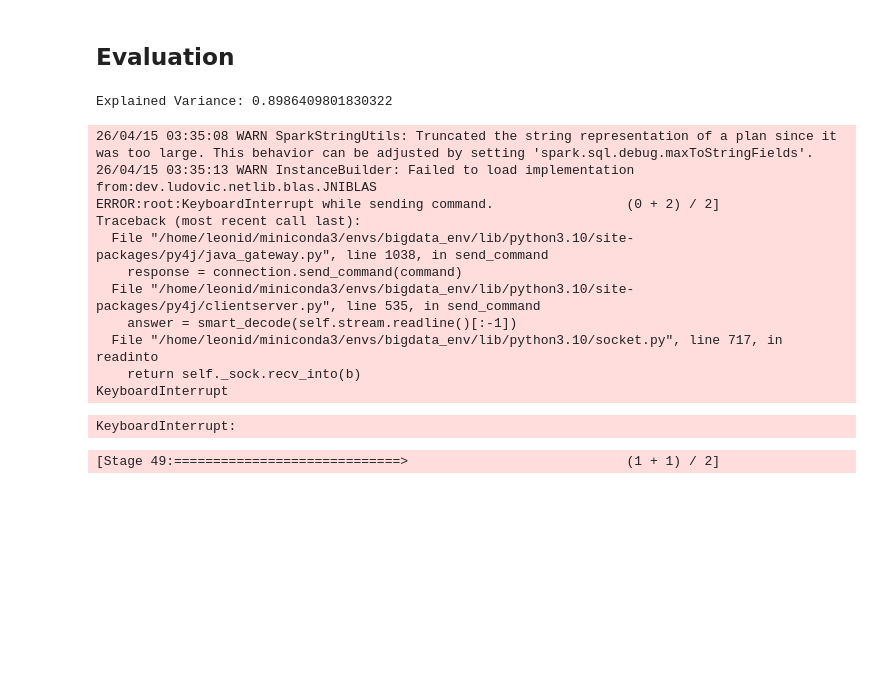
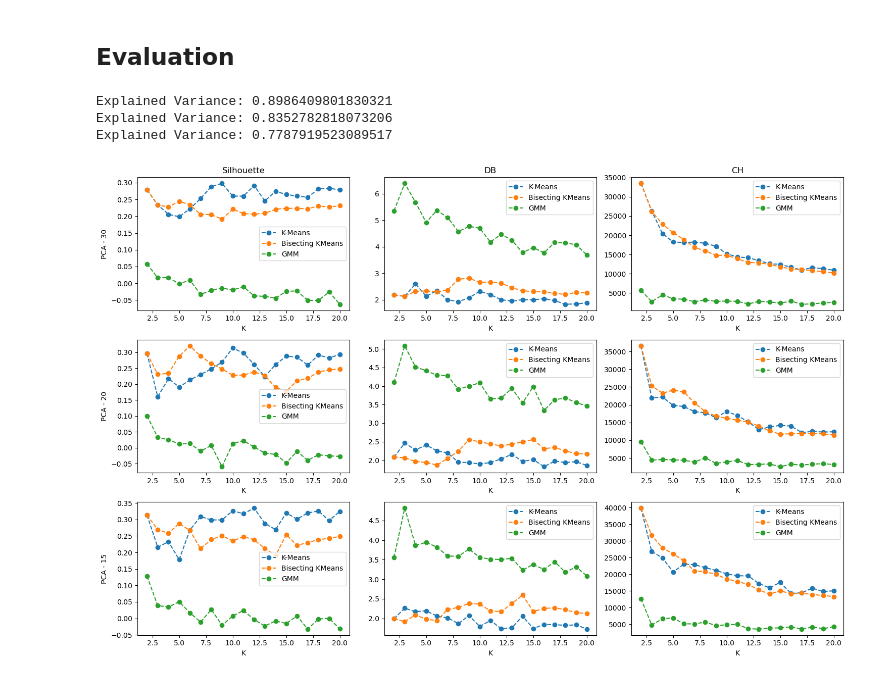
Before and after one commit to namvdo/bdpa-clickflow, a Jupyter notebook: ml/full.ipynb, the cells around one changed output. Saved outputs shown, nothing was run; the diff lists cells and outputs as text; code cells hidden in the pictures; blank space fills up the shorter version.

Commit message:
Clustering evaluation with country

```diff
--- a/ml/full.ipynb
+++ b/ml/full.ipynb
@@ -34,7 +33,7 @@ only showing top 5 rows
 ## Evaluation
 # %%
 n_components = [30, 20, 15]
-results = {"K-Means": [], "Biscting KMeans": [], "GMM": []}
+results = {"K-Means": [], "Bisecting KMeans": [], "GMM": []}
 # %%
 from pyspark.ml.clustering import BisectingKMeans, KMeans, GaussianMixture
 import matplotlib.pyplot as plt
@@ -48,35 +47,26 @@ for n in n_components:
     results["Bisecting KMeans"].append(evaluate_clustering_model(BisectingKMeans(maxIter=50), X, range(2, 21)))
     results["GMM"].append(evaluate_clustering_model(GaussianMixture(), X, range(2, 21)))
 # %% [output]
-Explained Variance: 0.8986409801830322
+Explained Variance: 0.8986409801830321
+Explained Variance: 0.8352782818073206
+Explained Variance: 0.7787919523089517
-26/04/15 03:35:08 WARN SparkStringUtils: Truncated the string representation of a plan since it was too large. This behavior can be adjusted by setting 'spark.sql.debug.maxToStringFields'.
-26/04/15 03:35:13 WARN InstanceBuilder: Failed to load implementation from:dev.ludovic.netlib.blas.JNIBLAS
-ERROR:root:KeyboardInterrupt while sending command.                 (0 + 2) / 2]
-Traceback (most recent call last):
-  File "/home/leonid/miniconda3/envs/bigdata_env/lib/python3.10/site-packages/py4j/java_gateway.py", line 1038, in send_command
-    response = connection.send_command(command)
-  File "/home/leonid/miniconda3/envs/bigdata_env/lib/python3.10/site-packages/py4j/clientserver.py", line 535, in send_command
-    answer = smart_decode(self.stream.readline()[:-1])
-  File "/home/leonid/miniconda3/envs/bigdata_env/lib/python3.10/socket.py", line 717, in readinto
-    return self._sock.recv_into(b)
-KeyboardInterrupt
-KeyboardInterrupt:
-[Stage 49:=============================>                            (1 + 1) / 2]
 # %%
-fig, ax = plt.subplots(3, 3, figsize=(15, 10), sharex=True)
-
+fig, ax = plt.subplots(3, 3, figsize=(15, 10), sharex=False)
 models = list(results.keys())
-
+scores = ["Silhouette", "DB", "CH"]
 for r in range(3):
-    for c, v in enumerate(models):
-        ax[r, c].plot(results[v][r]["N_K"], results[v][r]["silhouette"], label="Silhouette")
-        ax[r, c].plot(results[v][r]["N_K"], results[v][r]["davies_bouldin"], label="DB")
-        ax[r, c].plot(results[v][r]["N_K"], results[v][r]["calinski_harabasz"], label="CH")
+    for c, m in enumerate(models):
+        ax[r, 0].plot(results[m][r]["N_K"], results[m][r]["silouhette"], label= m, linestyle = "--", marker = "o")
+        ax[r, 1].plot(results[m][r]["N_K"], results[m][r]["davies_bouldin"], label= m, linestyle = "--", marker = "o")
+        ax[r, 2].plot(results[m][r]["N_K"], results[m][r]["calinski_harabasz"], label= m, linestyle = "--", marker = "o")
         if r == 0:
-            ax[r, c].set_title(v)
+            ax[r, c].set_title(scores[c])
         if c == 0:
-            ax[r, c].set_ylabel(f"Setting {r+1}")
+            ax[r, c].set_ylabel(f"PCA - {n_components[r]}")
+    for c in range(3):
         ax[r, c].legend()
-        ax[r, c].set_xlabel("Number of Clusters (K)")
+        ax[r, c].set_xlabel("K")
 plt.tight_layout()
 plt.show()
+# %% [output]
+[figure, added]
```
Also changed, not shown: parts of 3 cells of this notebook, 1 other file.
